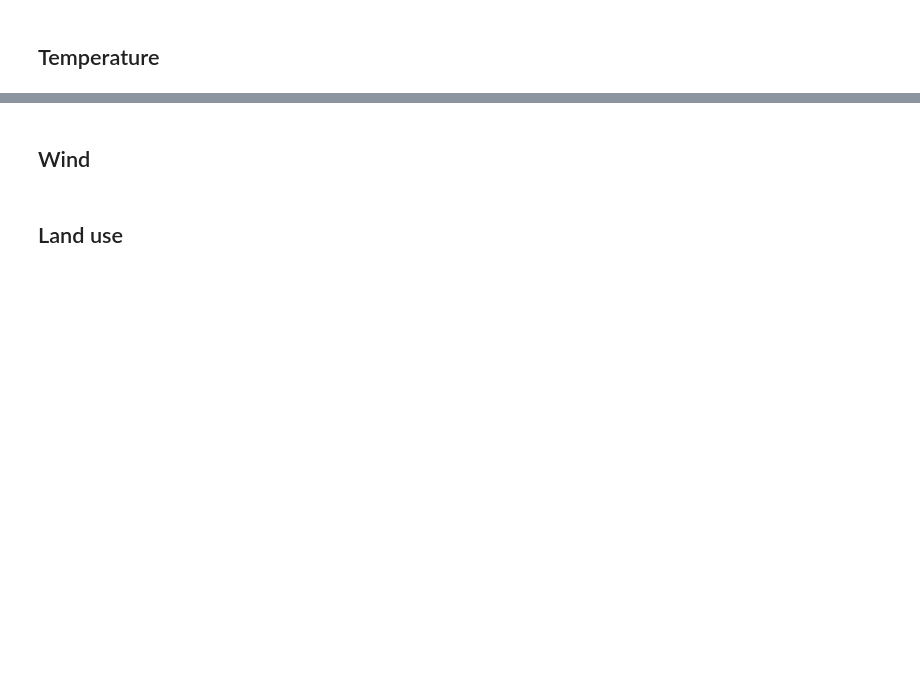
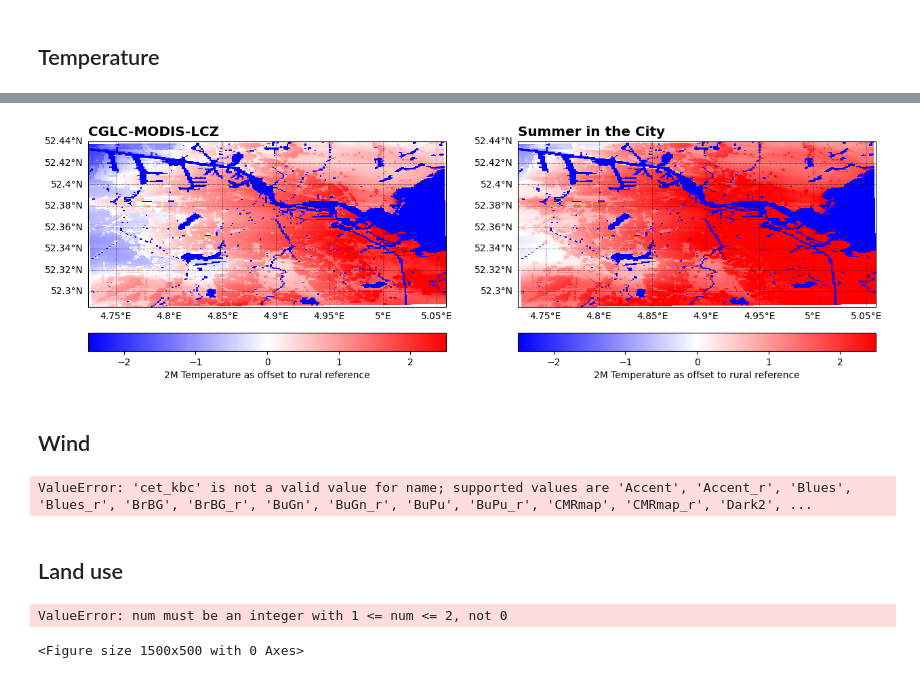
Before and after one commit to Urban-M4/snakemake-wrf, a Jupyter notebook: notebooks/analyse_output.ipynb, the cells around one changed output, grey strips where cells are left out. Cells and saved outputs as stored; diff of their text form; code cells hidden in the pictures; blank space fills up the shorter version.

```diff
--- a/notebooks/analyse_output.ipynb
+++ b/notebooks/analyse_output.ipynb
@@ -54,21 +69,23 @@ plot_difference(variables, titles, unit, vmin=-1, vmax=1, cmap="bwr")
 # %%
 variables = [
-    get_wrfout_uhi("./wur_lcz/wrfout_d04_2019-07-23_06:00:00.nc", 34, landuse="MODIS"),
-    get_wrfout_uhi("./wur/wrfout_d04_2019-07-23_06:00:00.nc", 34, landuse="USGS"),
+    get_wrfout_uhi(wur_lcz_path, 34, landuse="MODIS"),
+    get_wrfout_uhi(wur_path, 34, landuse="USGS"),
 ]
 titles = [
     "CGLC-MODIS-LCZ",
     "Summer in the City",
 ]
 unit = "2M Temperature as offset to rural reference"
 
 fig, axes = side_by_side_plot(variables, titles, unit, vmin=-2.5, vmax=2.5, cmap="bwr")
+# %% [output]
+[figure, added]
 # %% [markdown]
 ## Wind
 # %%
 variables = [
-    get_wrfout_wspd("./wur_lcz/wrfout_d04_2019-07-23_06:00:00.nc", 34),
-    get_wrfout_wspd("./wur/wrfout_d04_2019-07-23_06:00:00.nc", 34),
+    get_wrfout_wspd(wur_lcz_path, 34),
+    get_wrfout_wspd(wur_path, 34),
 ]
 titles = [
     "CGLC-MODIS-LCZ",
@@ -82,12 +99,12 @@ fig, axes = side_by_side_plot(
 
 # add streamlines
 us = [
-    get_wrfout_var("./wur_lcz/wrfout_d04_2019-07-23_06:00:00.nc", "U10", 34),
-    get_wrfout_var("./wur/wrfout_d04_2019-07-23_06:00:00.nc", "U10", 34),
+    get_wrfout_var(wur_lcz_path, "U10", 34),
+    get_wrfout_var(wur_path, "U10", 34),
 ]
 vs = [
-    get_wrfout_var("./wur_lcz/wrfout_d04_2019-07-23_06:00:00.nc", "V10", 34),
-    get_wrfout_var("./wur/wrfout_d04_2019-07-23_06:00:00.nc", "V10", 34),
+    get_wrfout_var(wur_lcz_path, "V10", 34),
+    get_wrfout_var(wur_path, "V10", 34),
 ]
 for ax, u, v in zip(axes, us, vs):
     ax.streamplot(
@@ -103,12 +120,14 @@ for ax, u, v in zip(axes, us, vs):
 
 # Plot difference
 plot_difference(variables, titles, unit, vmin=-1, vmax=1, cmap="bwr")
+# %% [output]
+ValueError: 'cet_kbc' is not a valid value for name; supported values are 'Accent', 'Accent_r', 'Blues', 'Blues_r', 'BrBG', 'BrBG_r', 'BuGn', 'BuGn_r', 'BuPu', 'BuPu_r', 'CMRmap', 'CMRmap_r', 'Dark2', ...
 # %% [markdown]
 ## Land use
 # %%
 variables = [
-    get_wrfout_var("./wur_lcz/wrfout_d04_2019-07-23_06:00:00.nc", "LU_INDEX", 34),
-    get_wrfout_var("./wur/wrfout_d04_2019-07-23_06:00:00.nc", "LU_INDEX", 34),
+    get_wrfout_var(wur_lcz_path, "LU_INDEX", 34),
+    get_wrfout_var(wur_path, "LU_INDEX", 34),
 ]
 titles = [
     "CGLC-MODIS-LCZ",
@@ -120,7 +139,10 @@ unit = "Landuse index"
 fig = plt.figure(figsize=(15, 5))
 
 for i, (variable, title, landuse) in enumerate(zip(variables, titles, landuse_type)):
-    ax = add_subplot(fig, 1, 2, i, title)
+    ax = add_subplot(fig, 1, 2, i+1, title)
     ax.set_extent(get_extent(variable))
     cmap, norm = generate_cmap_for_landuse(landuse)
     plot_colormesh(fig, ax, variable, unit, cmap=cmap, norm=norm)
+# %% [output]
+ValueError: num must be an integer with 1 <= num <= 2, not 0
+<Figure size 1500x500 with 0 Axes>
```
Also changed, not shown: parts of 4 cells of this notebook.
